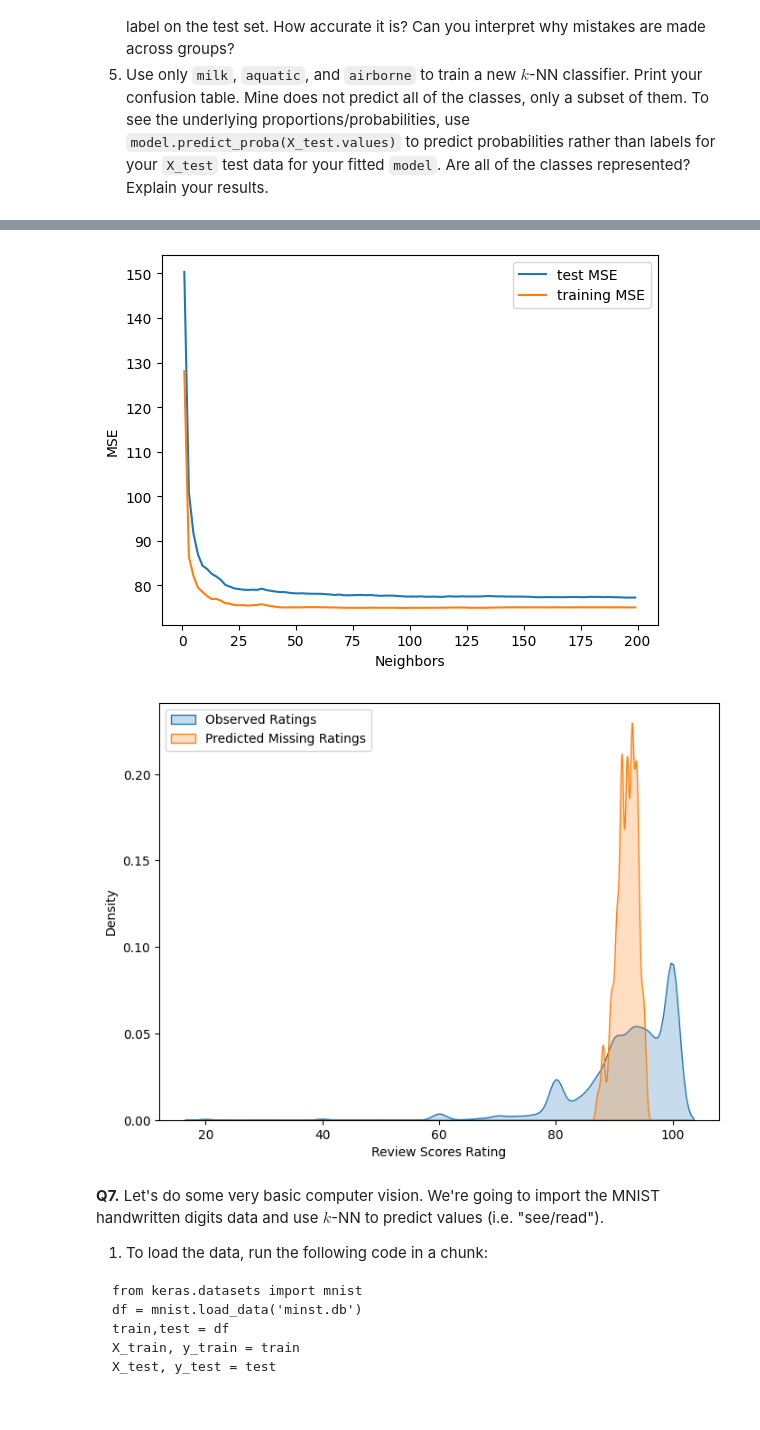
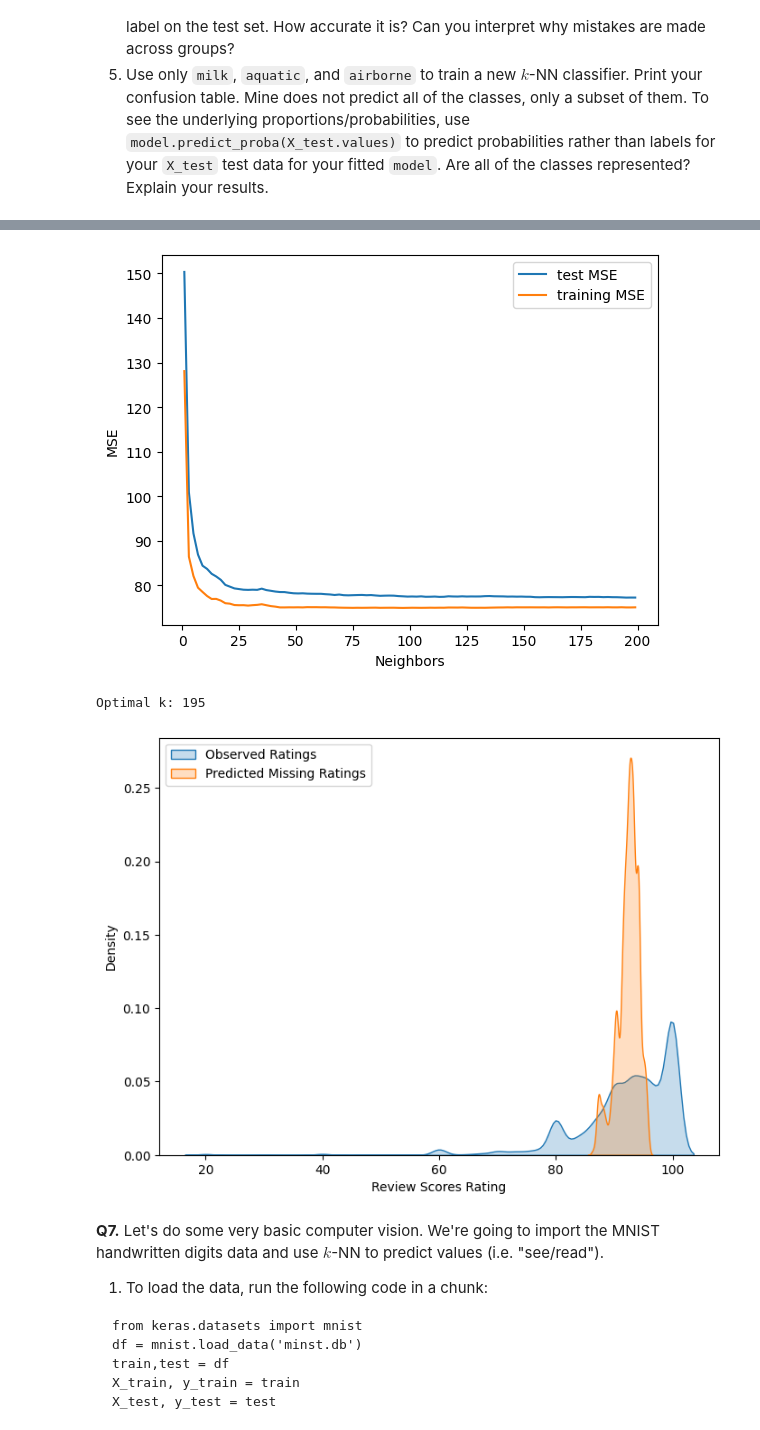
Before and after one commit to hershiaytoda/undergrad_ml_assignments, a Jupyter notebook: 02_assignment_knn.ipynb, the cells around one changed output, grey strips where cells are left out. Cells and saved outputs as stored; diff of their text form; code cells hidden in the pictures.

```diff
--- a/02_assignment_knn.ipynb
+++ b/02_assignment_knn.ipynb
@@ -135,8 +162,8 @@ plt.xlabel("Neighbors")
 plt.ylabel("Accuracy")
 plt.show()
 
-is_optimal = test_accuracies == np.max(test_accuracies)
-optimal_indices = np.where(is_optimal)
+optimal = test_accuracies == np.max(test_accuracies)
+optimal_indices = np.where(optimal)
 k_optimal = k_grid[optimal_indices]
 
 print(k_optimal)
@@ -347,69 +353,74 @@ There are 30,478 observations, but only 22,155 ratings. We're going to build a k
 # %%
 df = pd.read_csv('/content/data/airbnb_hw.csv')
-df_short = df.loc[:, ['Review Scores Rating', 'Price', 'Beds']]
+df['Price'] = pd.to_numeric(df['Price'], errors='coerce')
 
-df['Price'] = pd.to_numeric(df['Price'], errors='coerce')
-df.head()
 df_missing = df.loc[df['Review Scores Rating'].isnull()]
+
+# drop rows
 df = df.dropna(axis=0, how='any')
-df.shape
-df_missing.shape
+
+x = df[['Price', 'Beds']]
+y = df['Review Scores Rating']
 
 from sklearn.preprocessing import MinMaxScaler
-x = df[["Price", "Beds"]]
-y = df["Review Scores Rating"]
 scaler = MinMaxScaler()
 xscale = scaler.fit_transform(x)
 
+#train/test split
 from sklearn.model_selection import train_test_split
-
 x_train, x_test, y_train, y_test = train_test_split(
-    xscale, y,
-    test_size = 0.2,
-    random_state = 100
+    xscale, y, test_size=0.2, random_state=100
 )
 
+#find best k
 from sklearn.neighbors import KNeighborsRegressor
 from sklearn.metrics import mean_squared_error
 
+k_grid = [ (2*k+1) for k in range(100)]
+mses = []
+mses_train = []
 
-#picking k
-
-k_grid = [ (2*k+1) for k in range(100)]
-mses = [] # List to save MSEs
-mses_train = []
 for k in k_grid:
-    model = KNeighborsRegressor(n_neighbors = k) # Create a model instance
-    model = model.fit(x_train,y_train) # Fit the model
+    model = KNeighborsRegressor(n_neighbors=k)
+    model.fit(x_train, y_train)
     y_hat = model.predict(x_test)
     mses_train.append(mean_squared_error(y_train, model.predict(x_train)))
     mses.append(mean_squared_error(y_test, y_hat))
-sns.lineplot(x=k_grid, y=mses, label = 'test MSE')
-sns.lineplot(x=k_grid, y=mses_train, label = 'training MSE')
+
+# plot MSE vs k
+import seaborn as sns
+import matplotlib.pyplot as plt
+
+sns.lineplot(x=k_grid, y=mses, label='test MSE')
+sns.lineplot(x=k_grid, y=mses_train, label='training MSE')
 plt.xlabel("Neighbors")
 plt.ylabel("MSE")
 plt.show()
 
+# best k to predict missing ratings
+best_k = k_grid[np.argmin(mses)]
+print("Optimal k:", best_k)
 
+model = KNeighborsRegressor(n_neighbors=best_k)
+model.fit(xscale, y)
 
 df_missing = df_missing.dropna(subset=['Price','Beds'])
+x_missing_scaled = scaler.transform(df_missing[['Price','Beds']])
+predicted_ratings = model.predict(x_missing_scaled)
+df_missing['Predicted Rating'] = predicted_ratings
 
-x_missing = df_missing[['Price','Beds']]
-x_missing_scaled = scaler.transform(x_missing)
-
-predicted_ratings = model.predict(x_missing_scaled)
-
-
+# kde plot
 plt.figure(figsize=(8,6))
-
 sns.kdeplot(y, label="Observed Ratings", fill=True)
 sns.kdeplot(predicted_ratings, label="Predicted Missing Ratings", fill=True)
-
+plt.xlabel("Review Scores Rating")
+plt.ylabel("Density")
 plt.legend()
 plt.show()
 # %% [output]
 [figure]
+Optimal k: 195
-[figure, old version]
+[figure, new version]
 # %% [markdown]
 **Q7.** Let's do some very basic computer vision. We're going to import the MNIST handwritten digits data and use $k$-NN to predict values (i.e. "see/read").
 
```
Also changed, not shown: parts of 7 cells of this notebook.
